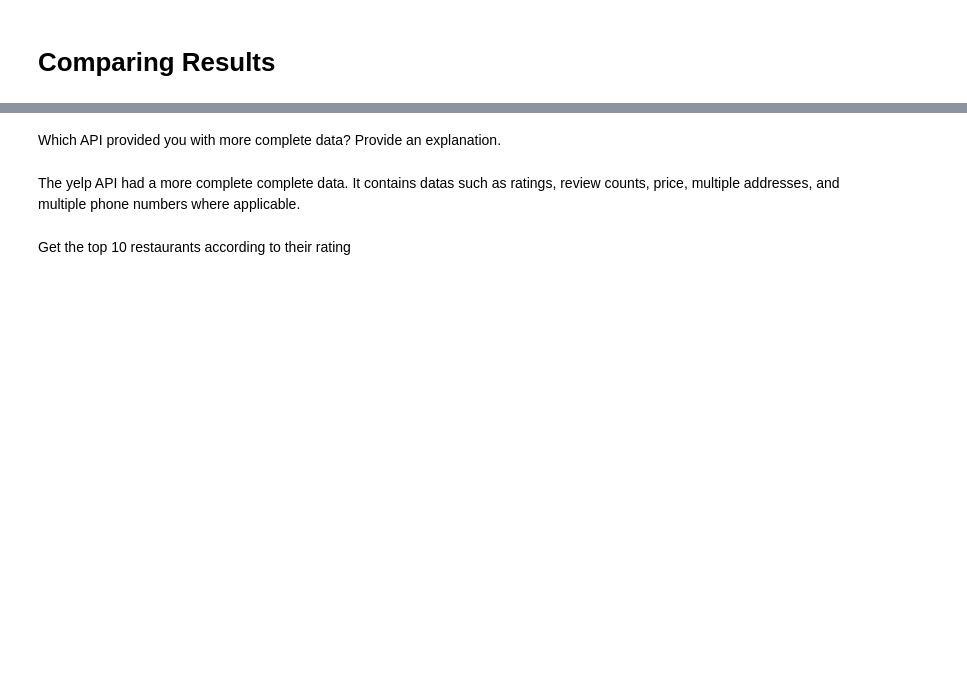
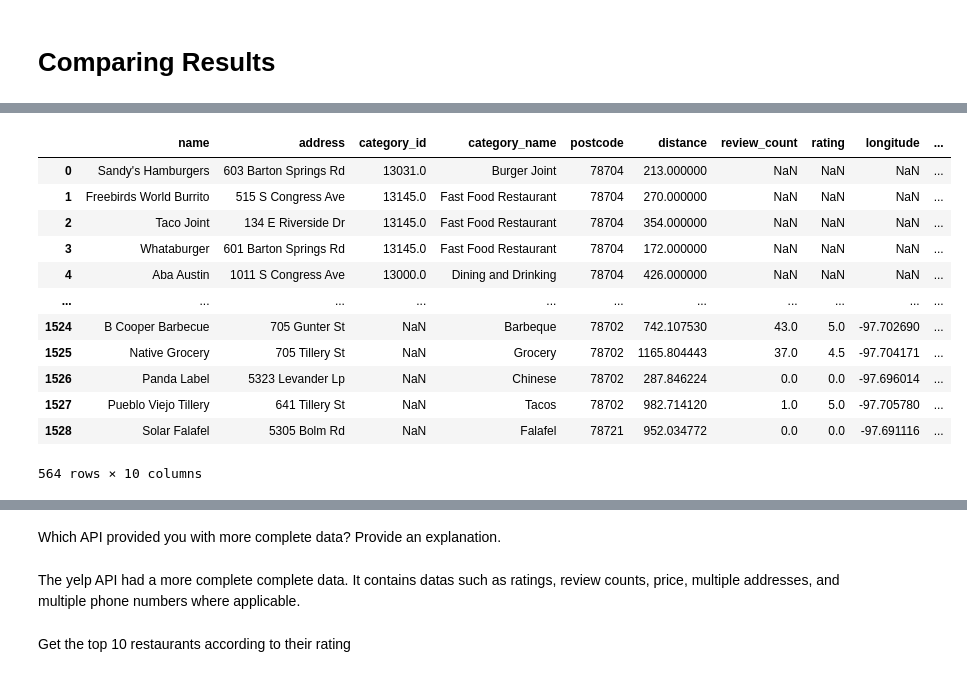
Before and after one commit to LaraOnipede/Stat-Modelling-with-Python, a Jupyter notebook: notebooks/yelp_foursquare_EDA.ipynb, the cells around one changed output, grey strips where cells are left out. Saved outputs shown, nothing was run; the diff lists cells and outputs as text; code cells hidden in the pictures; blank space fills up the shorter version.

```diff
--- a/notebooks/yelp_foursquare_EDA.ipynb
+++ b/notebooks/yelp_foursquare_EDA.ipynb
@@ -477,0 +620,18 @@ yelp_df.head(20)
+# %%
+# Drop duplicate records based on 'name'.
+combined_df = combined_df.drop_duplicates(subset=['name'], keep='first')
+combined_df
+# %% [output]
+|  | name | address | category_id | category_name | postcode | distance | review_count | rating | longitude | ... |
+| 0 | Sandy's Hamburgers | 603 Barton Springs Rd | 13031.0 | Burger Joint | 78704 | 213.000000 | NaN | NaN | NaN | ... |
+| 1 | Freebirds World Burrito | 515 S Congress Ave | 13145.0 | Fast Food Restaurant | 78704 | 270.000000 | NaN | NaN | NaN | ... |
+| 2 | Taco Joint | 134 E Riverside Dr | 13145.0 | Fast Food Restaurant | 78704 | 354.000000 | NaN | NaN | NaN | ... |
+| 3 | Whataburger | 601 Barton Springs Rd | 13145.0 | Fast Food Restaurant | 78704 | 172.000000 | NaN | NaN | NaN | ... |
+| 4 | Aba Austin | 1011 S Congress Ave | 13000.0 | Dining and Drinking | 78704 | 426.000000 | NaN | NaN | NaN | ... |
+| ... | ... | ... | ... | ... | ... | ... | ... | ... | ... | ... |
+| 1524 | B Cooper Barbecue | 705 Gunter St | NaN | Barbeque | 78702 | 742.107530 | 43.0 | 5.0 | -97.702690 | ... |
+| 1525 | Native Grocery | 705 Tillery St | NaN | Grocery | 78702 | 1165.804443 | 37.0 | 4.5 | -97.704171 | ... |
+| 1526 | Panda Label | 5323 Levander Lp | NaN | Chinese | 78702 | 287.846224 | 0.0 | 0.0 | -97.696014 | ... |
+| 1527 | Pueblo Viejo Tillery | 641 Tillery St | NaN | Tacos | 78702 | 982.714120 | 1.0 | 5.0 | -97.705780 | ... |
+| 1528 | Solar Falafel | 5305 Bolm Rd | NaN | Falafel | 78721 | 952.034772 | 0.0 | 0.0 | -97.691116 | ... |
+564 rows × 10 columns
```
Also changed, not shown: parts of 25 cells of this notebook.
